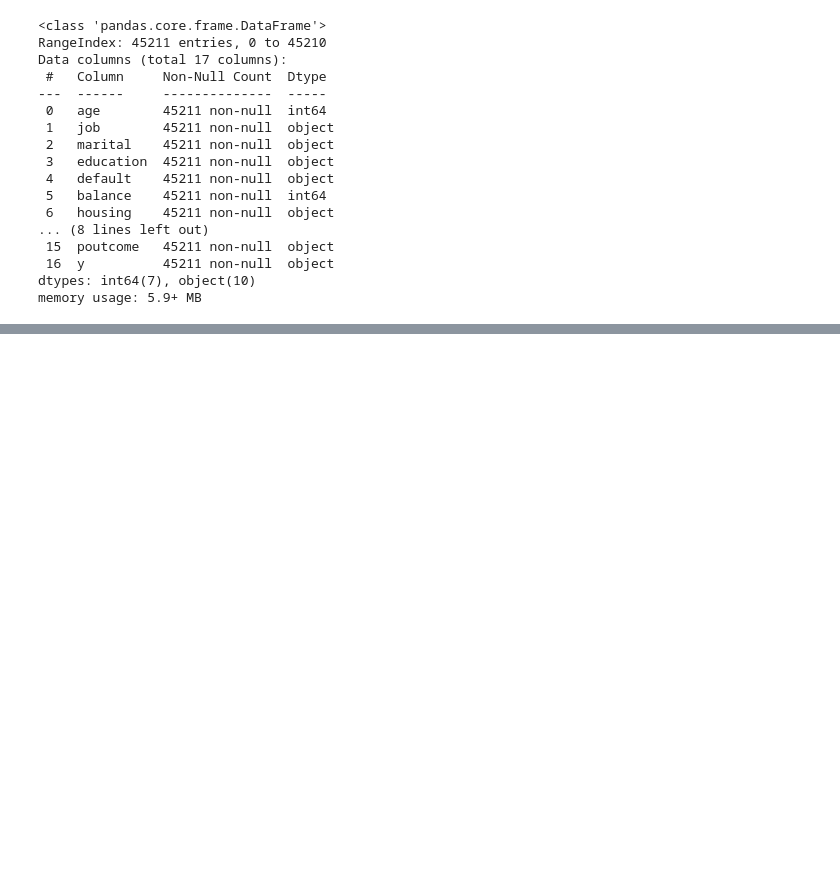
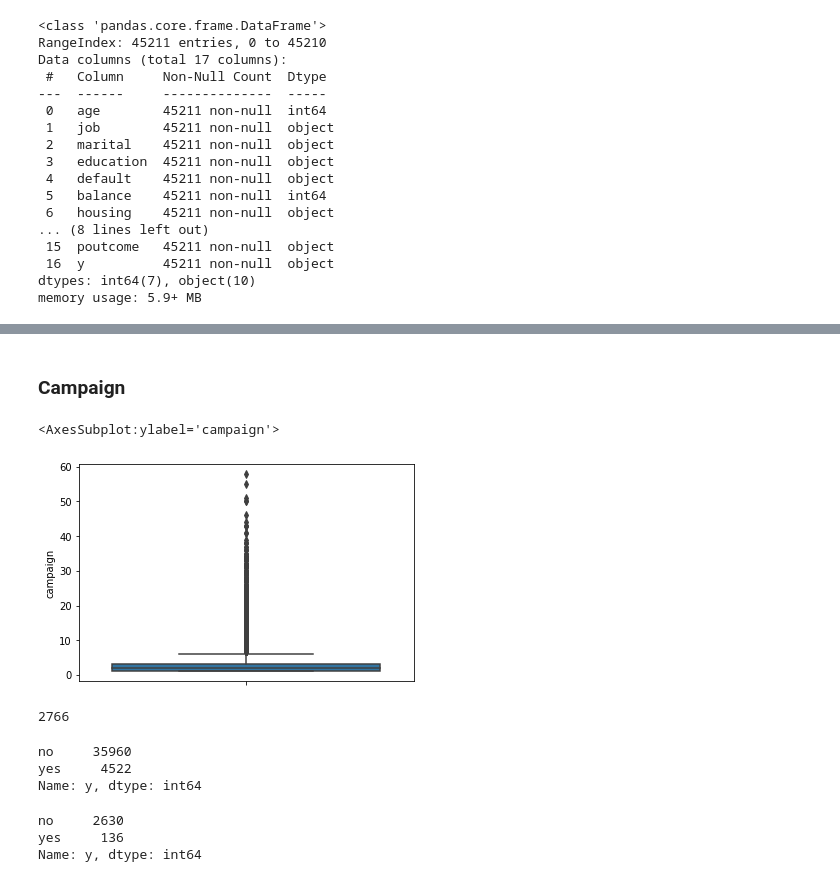
Before and after one commit to arkahood/marketing-dataset-classification, a Jupyter notebook: marketing.ipynb, the cells around one changed output, grey strips where cells are left out. Drawn from its saved outputs; the diff is of its cells as text; code cells hidden in the pictures; blank space fills up the shorter version.

```diff
--- a/marketing.ipynb
+++ b/marketing.ipynb
@@ -42,0 +146,25 @@ memory usage: 5.9+ MB
+# %%
+dataset = dataset.drop("duration",axis=1)
+# %% [markdown]
+### Campaign
+# %%
+sns.boxplot(y=dataset['campaign'])
+# %% [output]
+<AxesSubplot:ylabel='campaign'>
+[figure, added]
+# %%
+dataset.balance[dataset["campaign"]>6].count()
+# %% [output]
+2766
+# %%
+dataset.y.value_counts()
+# %% [output]
+no     35960
+yes     4522
+Name: y, dtype: int64
+# %%
+dataset.y[dataset["campaign"]>6].value_counts()
+# %% [output]
+no     2630
+yes     136
+Name: y, dtype: int64
```
Also changed, not shown: parts of 52 cells of this notebook.
